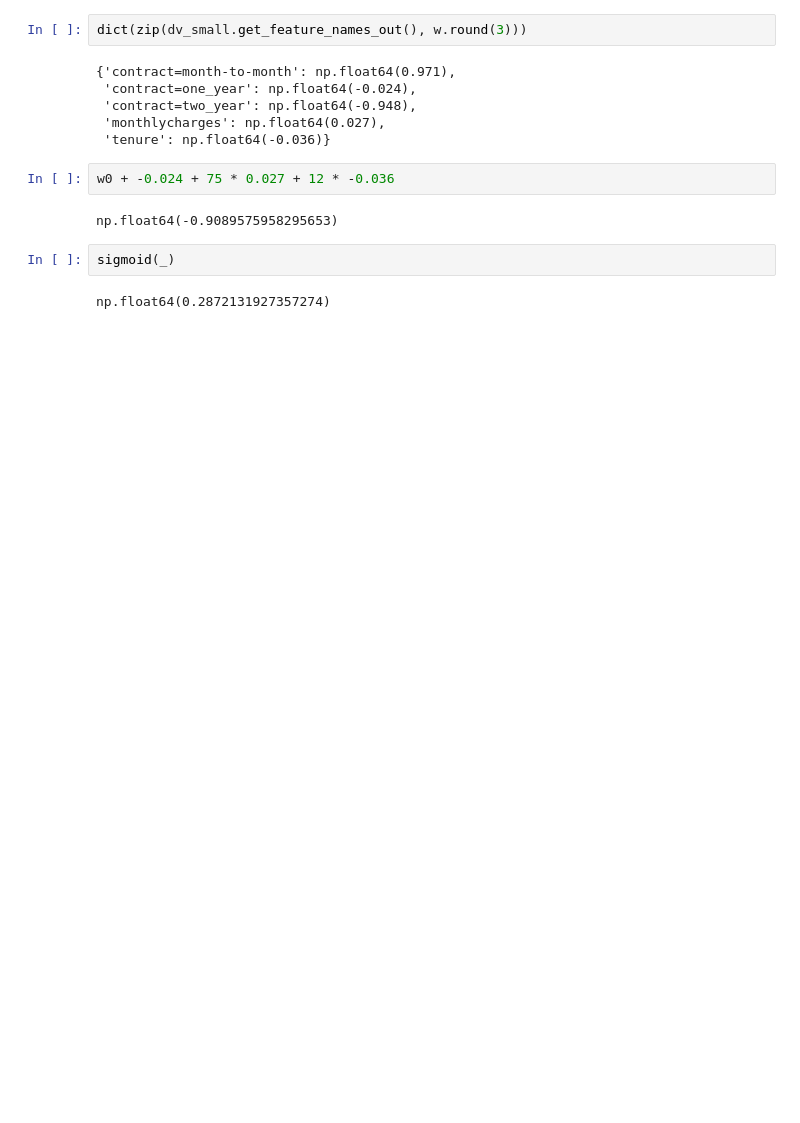
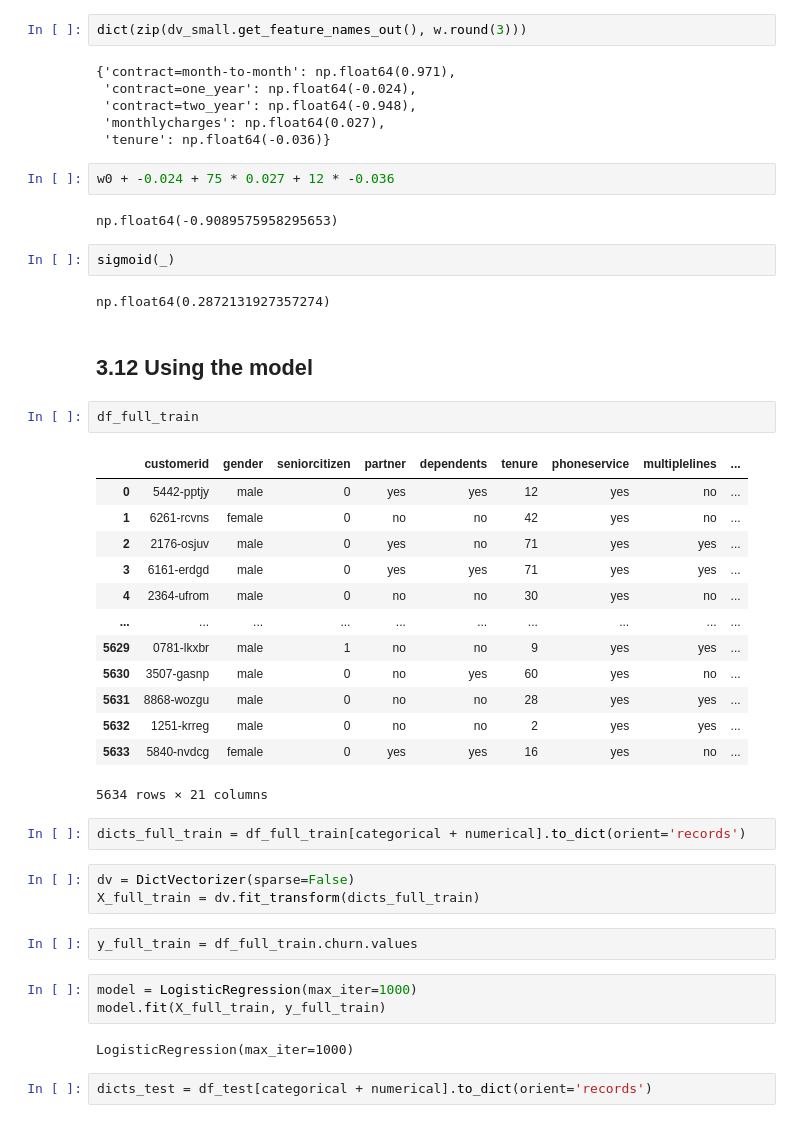
Before and after one commit to pepecg82/ml-zoomcamp, a Jupyter notebook: 03-churn_pred_project/03-churn-live.ipynb, the cells around one changed output. Saved outputs shown, nothing was run; the diff lists cells and outputs as text; blank space fills up the shorter version.

```diff
--- a/03-churn_pred_project/03-churn-live.ipynb
+++ b/03-churn_pred_project/03-churn-live.ipynb
@@ -659,3 +659,35 @@ np.float64(-0.9089575958295653)
 sigmoid(_)
 # %% [output]
 np.float64(0.2872131927357274)
+# %% [markdown]
+## 3.12 Using the model
+# %%
+df_full_train
+# %% [output]
+|  | customerid | gender | seniorcitizen | partner | dependents | tenure | phoneservice | multiplelines | ... |
+| 0 | 5442-pptjy | male | 0 | yes | yes | 12 | yes | no | ... |
+| 1 | 6261-rcvns | female | 0 | no | no | 42 | yes | no | ... |
+| 2 | 2176-osjuv | male | 0 | yes | no | 71 | yes | yes | ... |
+| 3 | 6161-erdgd | male | 0 | yes | yes | 71 | yes | yes | ... |
+| 4 | 2364-ufrom | male | 0 | no | no | 30 | yes | no | ... |
+| ... | ... | ... | ... | ... | ... | ... | ... | ... | ... |
+| 5629 | 0781-lkxbr | male | 1 | no | no | 9 | yes | yes | ... |
+| 5630 | 3507-gasnp | male | 0 | no | yes | 60 | yes | no | ... |
+| 5631 | 8868-wozgu | male | 0 | no | no | 28 | yes | yes | ... |
+| 5632 | 1251-krreg | male | 0 | no | no | 2 | yes | yes | ... |
+| 5633 | 5840-nvdcg | female | 0 | yes | yes | 16 | yes | no | ... |
+5634 rows × 21 columns
+# %%
+dicts_full_train = df_full_train[categorical + numerical].to_dict(orient='records')
+# %%
+dv = DictVectorizer(sparse=False)
+X_full_train = dv.fit_transform(dicts_full_train)
+# %%
+y_full_train = df_full_train.churn.values
+# %%
+model = LogisticRegression(max_iter=1000)
+model.fit(X_full_train, y_full_train)
+# %% [output]
+LogisticRegression(max_iter=1000)
+# %%
+dicts_test = df_test[categorical + numerical].to_dict(orient='records')
```
Also changed, not shown: parts of 8 cells of this notebook.
